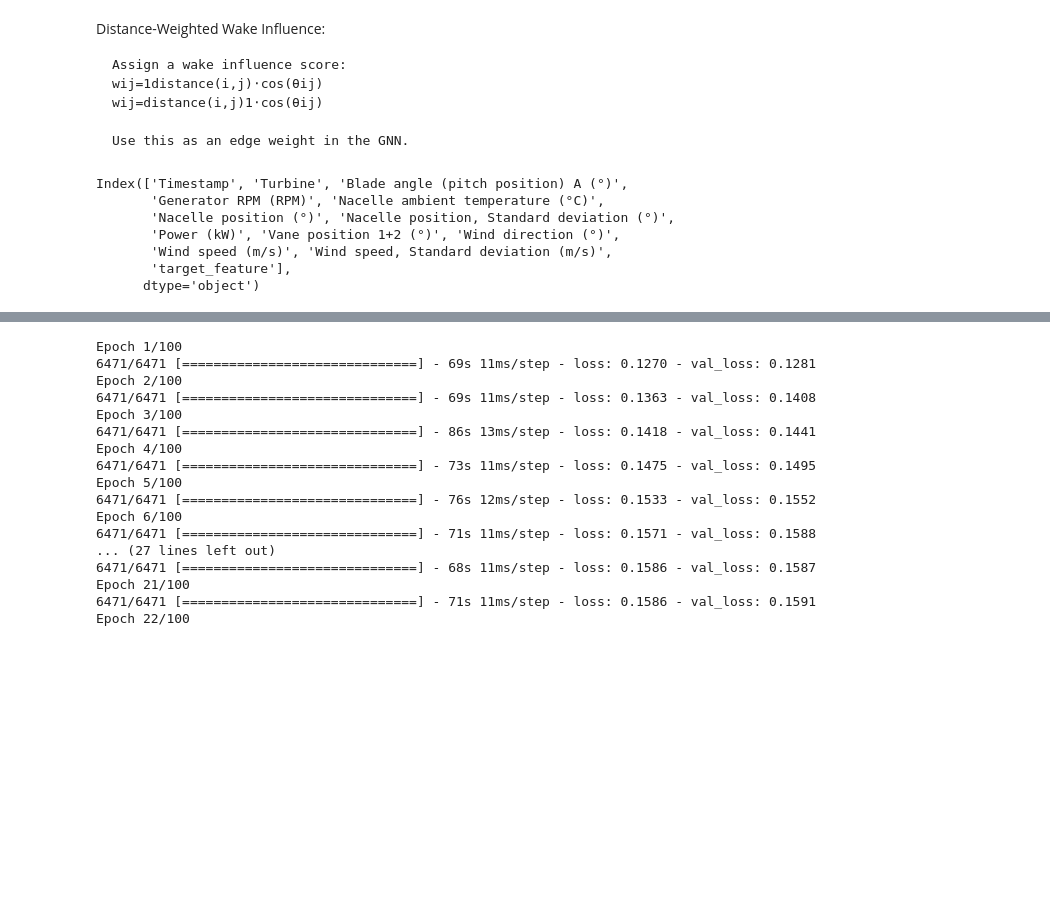
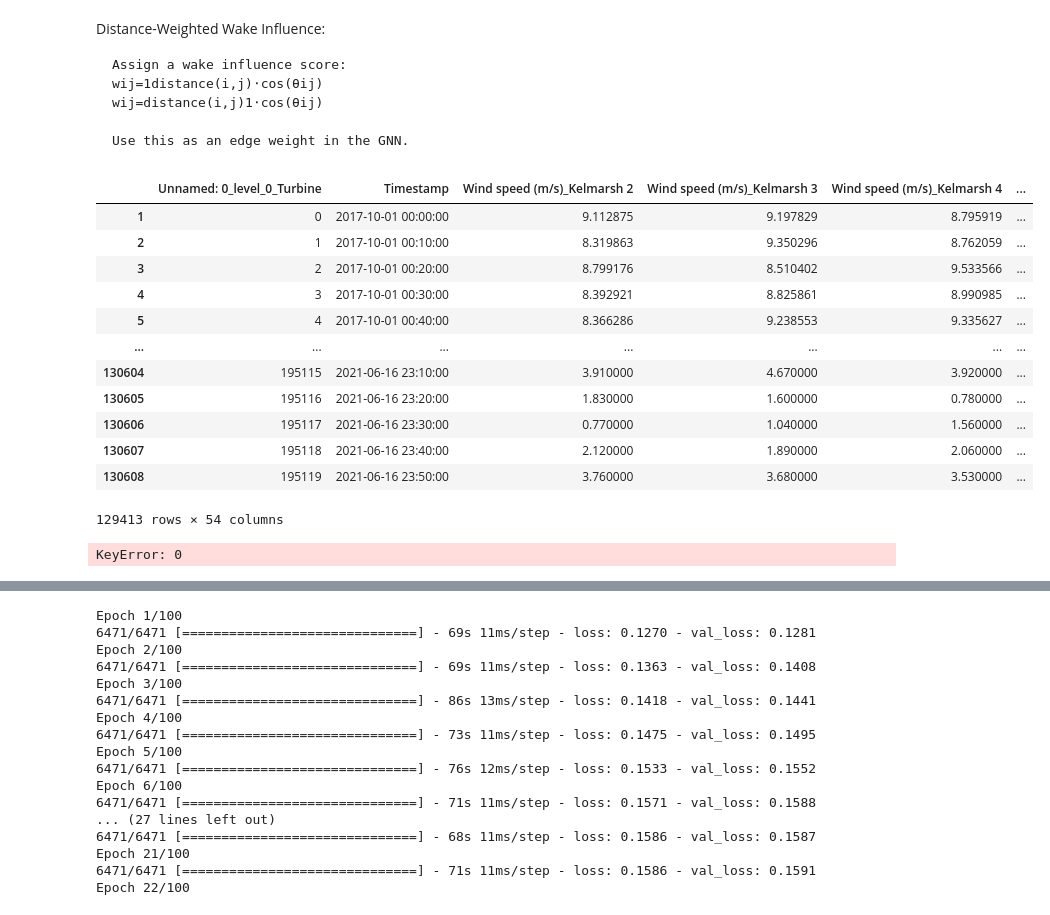
Before and after one commit to conormalone/kaggle_wind_speed, a Jupyter notebook: wind_speed.ipynb, the cells around one changed output, grey strips where cells are left out. Cells and saved outputs as stored; diff of their text form; code cells hidden in the pictures; blank space fills up the shorter version.

Commit message:
added wake subsetting

```diff
--- a/wind_speed.ipynb
+++ b/wind_speed.ipynb
@@ -276,13 +262,40 @@ attempt1 = df_final[df_final.Timestamp=='2017-10-01 00:00:00']
-# %%
-df_final.columns
-# %% [output]
-Index(['Timestamp', 'Turbine', 'Blade angle (pitch position) A (°)',
-       'Generator RPM (RPM)', 'Nacelle ambient temperature (°C)',
-       'Nacelle position (°)', 'Nacelle position, Standard deviation (°)',
-       'Power (kW)', 'Vane position 1+2 (°)', 'Wind direction (°)',
-       'Wind speed (m/s)', 'Wind speed, Standard deviation (m/s)',
-       'target_feature'],
-      dtype='object')
+# %%
+df
+# %% [output]
+|  | Unnamed: 0_level_0_Turbine | Timestamp | Wind speed (m/s)_Kelmarsh 2 | Wind speed (m/s)_Kelmarsh 3 | Wind speed (m/s)_Kelmarsh 4 | ... |
+| 1 | 0 | 2017-10-01 00:00:00 | 9.112875 | 9.197829 | 8.795919 | ... |
+| 2 | 1 | 2017-10-01 00:10:00 | 8.319863 | 9.350296 | 8.762059 | ... |
+| 3 | 2 | 2017-10-01 00:20:00 | 8.799176 | 8.510402 | 9.533566 | ... |
+| 4 | 3 | 2017-10-01 00:30:00 | 8.392921 | 8.825861 | 8.990985 | ... |
+| 5 | 4 | 2017-10-01 00:40:00 | 8.366286 | 9.238553 | 9.335627 | ... |
+| ... | ... | ... | ... | ... | ... | ... |
+| 130604 | 195115 | 2021-06-16 23:10:00 | 3.910000 | 4.670000 | 3.920000 | ... |
+| 130605 | 195116 | 2021-06-16 23:20:00 | 1.830000 | 1.600000 | 0.780000 | ... |
+| 130606 | 195117 | 2021-06-16 23:30:00 | 0.770000 | 1.040000 | 1.560000 | ... |
+| 130607 | 195118 | 2021-06-16 23:40:00 | 2.120000 | 1.890000 | 2.060000 | ... |
+| 130608 | 195119 | 2021-06-16 23:50:00 | 3.760000 | 3.680000 | 3.530000 | ... |
+129413 rows × 54 columns
+# %%
+adj_matrix = np.empty((5,5))
+
+    #for index, row in df.iterrows():
+        #print(row)
+        #subset_bearing = bearing[index,:]
+for i in range(bearing_matrix.shape[0]):
+    for j in range(bearing_matrix.shape[0]):
+        #print(bearing_matrix[i,j])
+        rel_angle = relative_wind_angle(df[i][1], bearing_matrix[i,j])
+        wake_influence = (1/turbine_distances[i,j])*np.cos(rel_angle)
+        wake_inf = np.exp(-wake_influence / 30)
+        #adj_matrix[i,j] = rel_angle
+
+        adj_matrix[i,j] = wake_inf
+
+        adj_matrix[adj_matrix== -np.inf]= 0
+        adj_matrix[adj_matrix== np.inf]= 0
+        np.fill_diagonal(adj_matrix, 0)
+# %% [output]
+KeyError: 0
 # %%
 def get_turbine_features(df):
     """
```
Also changed, not shown: parts of 13 cells of this notebook.
